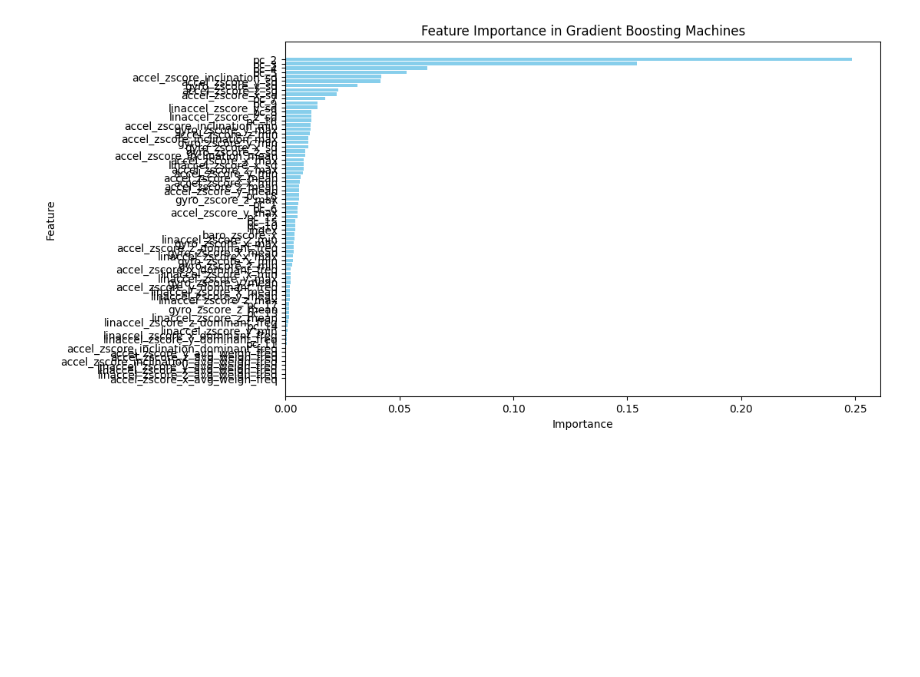
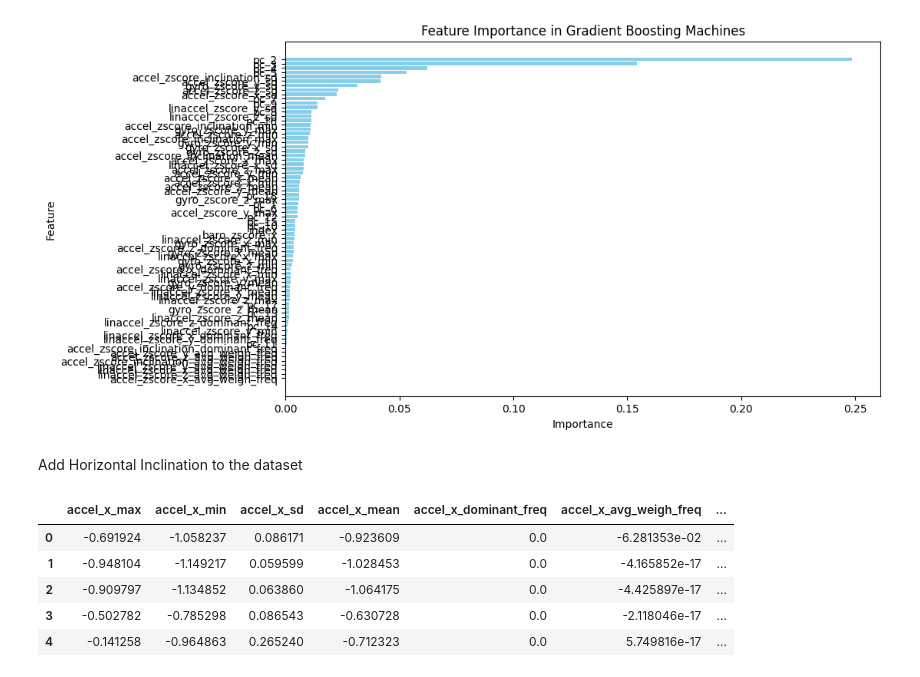
Before and after one commit to sharyz119/ml4qs_social_app, a Jupyter notebook: Emir Playground.ipynb, the cells around one changed output. Cells and saved outputs as stored; diff of their text form; code cells hidden in the pictures; blank space fills up the shorter version.

Commit message:
added horiz inclination with PCAs

```diff
--- a/Emir Playground.ipynb
+++ b/Emir Playground.ipynb
@@ -793,3 +821,22 @@ Classification Report:
 60                         pc_5    0.053021
 11  accel_zscore_inclination_sd    0.042099
 [figure]
+# %% [markdown]
+Add Horizontal Inclination to the dataset
+# %%
+my_path = 'C:/Users/ameer/Desktop/AI/ML4QS/BackUp/Emir_Datasets'
+
+full_data = pd.read_parquet(my_path+"/full_dataset.parquet.gzip")
+# %%
+columns_to_select = [col for col in full_data.columns if "accel_x" in col]+["index", "time_accel"]
+# %%
+inclination_df = full_data[columns_to_select]
+# %%
+inclination_df.head()
+# %% [output]
+|  | accel_x_max | accel_x_min | accel_x_sd | accel_x_mean | accel_x_dominant_freq | accel_x_avg_weigh_freq | ... |
+| 0 | -0.691924 | -1.058237 | 0.086171 | -0.923609 | 0.0 | -6.281353e-02 | ... |
+| 1 | -0.948104 | -1.149217 | 0.059599 | -1.028453 | 0.0 | -4.165852e-17 | ... |
+| 2 | -0.909797 | -1.134852 | 0.063860 | -1.064175 | 0.0 | -4.425897e-17 | ... |
+| 3 | -0.502782 | -0.785298 | 0.086543 | -0.630728 | 0.0 | -2.118046e-17 | ... |
+| 4 | -0.141258 | -0.964863 | 0.265240 | -0.712323 | 0.0 | 5.749816e-17 | ... |
```
Also changed, not shown: parts of 13 cells of this notebook, 3 other files.
